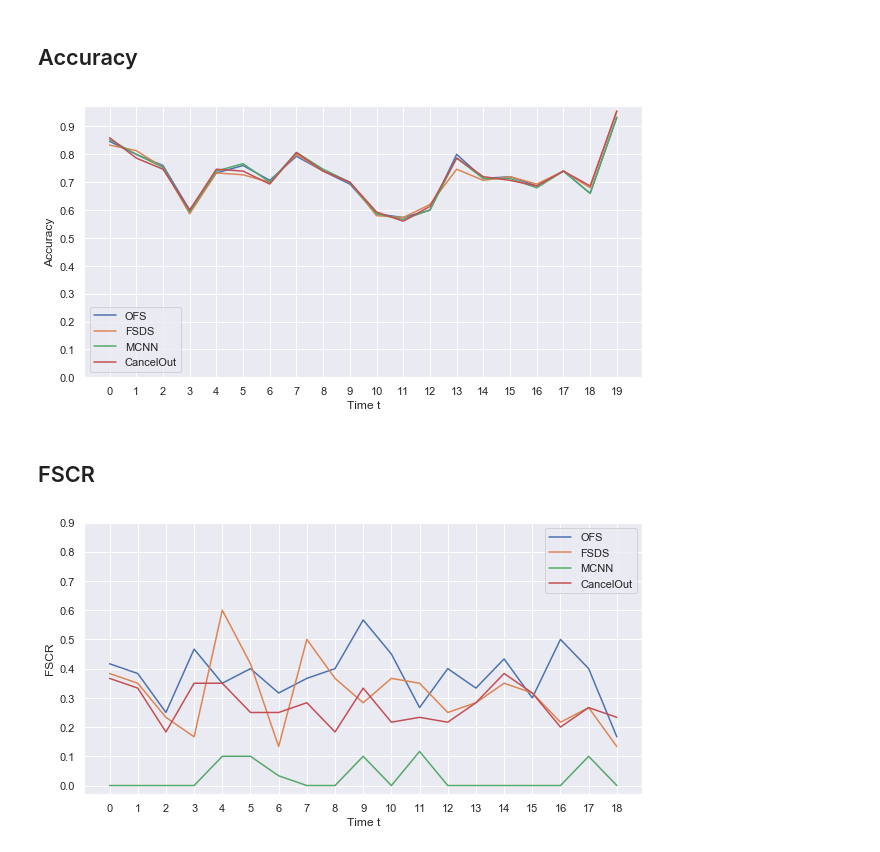
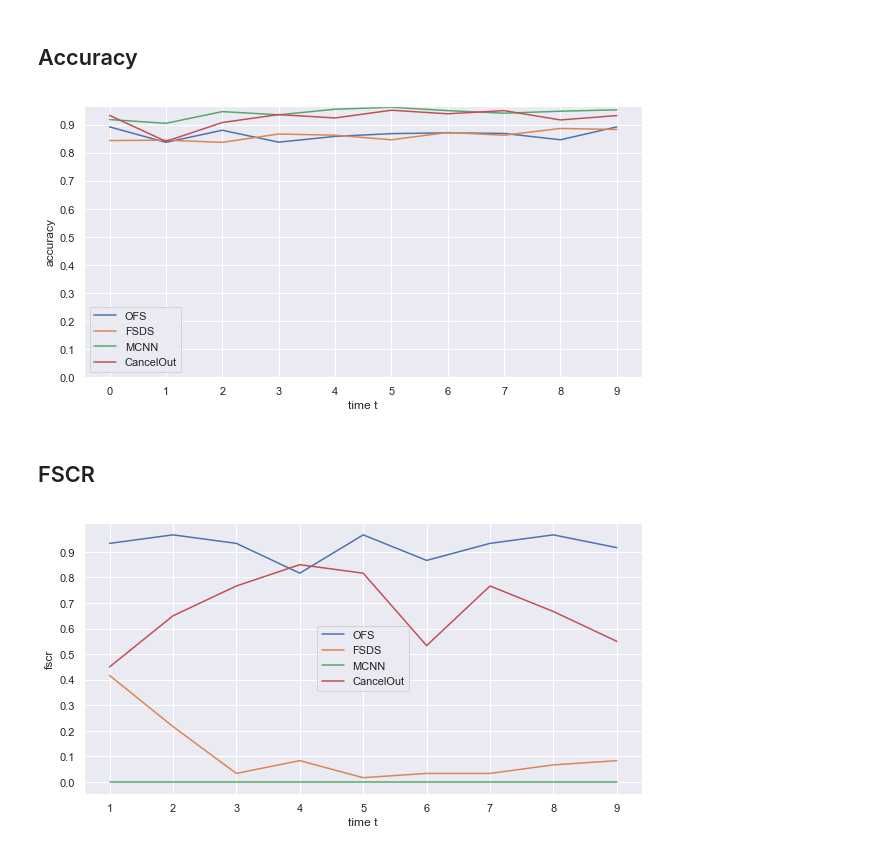
Before and after one commit to haugjo/pystreamfs, a Jupyter notebook: kdd_plots&tables.ipynb, the cells around one changed output. Drawn from its saved outputs; the diff is of its cells as text; code cells hidden in the pictures.

```diff
--- a/kdd_plots&tables.ipynb
+++ b/kdd_plots&tables.ipynb
@@ -253,22 +253,22 @@ for alg in results:
 # %%
 # Avg. Accuracy for Credit data with given batch size
 for alg in results:
-    plt.plot(avg_acc_measures[alg+';credit;'+batch_size], label=alg)
+    plt.plot(avg_acc_measures[alg+';har;'+batch_size[0]][:-1], label=alg)
 
 plt.yticks(np.arange(0, 1, 0.1))
-plt.xticks(np.arange(0, len(avg_acc_measures[alg+';credit;'+batch_size]), 1))
-plt.ylabel('Accuracy')
-plt.xlabel('Time t')
+plt.xticks(np.arange(0, len(avg_acc_measures[alg+';har;'+batch_size[0]])-1, 1))
+plt.ylabel('accuracy')
+plt.xlabel('time t')
 plt.legend(loc='best')
 
-plt.savefig('./experiment_results/figures/acc_credit_'+batch_size)
+plt.savefig('./experiment_results/figures/acc_har_'+batch_size[0])
 # %% [output]
-[figure, old version]
+[figure, new version]
 # %% [markdown]
 ## FSCR
 # %%
 avg_fscr_measures =dict()
-batch_size = '50B'
+batch_size = ['472B','96B','593B']
 
 for alg in results:
     avg_fscr_har = np.array([])
@@ -277,7 +277,7 @@ for alg in results:
 
 
     for key, val in results[alg].items():
-        if 'har' in key and batch_size in key:
+        if 'har' in key and batch_size[0] in key:
             fscr = np.array(val['fscr_measures'])
 
             if len(avg_fscr_har) == 0:
@@ -285,7 +285,7 @@ for alg in results:
             else:
                 avg_fscr_har += fscr
 
-        if 'credit' in key and batch_size in key:
+        if 'credit' in key and batch_size[1] in key:
             fscr = np.array(val['fscr_measures'])
 
             if len(avg_fscr_credit) == 0:
@@ -293,7 +293,7 @@ for alg in results:
             else:
                 avg_fscr_credit += fscr
 
-        if 'usenet' in key and batch_size in key:
+        if 'usenet' in key and batch_size[2] in key:
             acc = np.array(val['fscr_measures'])
 
             if len(avg_fscr_usenet) == 0:
@@ -301,20 +301,20 @@ for alg in results:
             else:
                 avg_fscr_usenet += fscr
 
-    avg_fscr_measures[alg+';har;'+batch_size] = avg_fscr_har / 3
-    avg_fscr_measures[alg+';credit;'+batch_size] = avg_fscr_credit / 3
-    avg_fscr_measures[alg+';usenet;'+batch_size] = avg_fscr_usenet / 3
+    avg_fscr_measures[alg+';har;'+batch_size[0]] = avg_fscr_har / 3
+    avg_fscr_measures[alg+';credit;'+batch_size[1]] = avg_fscr_credit / 3
+    avg_fscr_measures[alg+';usenet;'+batch_size[2]] = avg_fscr_usenet / 3
 # %%
 # Avg. Feature Selection Change Rate for Credit data with given batch size
 for alg in results:
-    plt.plot(avg_fscr_measures[alg+';credit;'+batch_size], label=alg)
+    plt.plot(avg_fscr_measures[alg+';har;'+batch_size[0]][:-1], label=alg)
 
 plt.yticks(np.arange(0, 1, 0.1))
-plt.xticks(np.arange(0, len(avg_fscr_measures[alg+';credit;'+batch_size]), 1))
-plt.ylabel('FSCR')
-plt.xlabel('Time t')
+plt.xticks(np.arange(0, len(avg_fscr_measures[alg+';har;'+batch_size[0]])-1, 1), np.arange(1, len(avg_fscr_measures[alg+';har;'+batch_size[0]]), 1))
+plt.ylabel('fscr')
+plt.xlabel('time t')
 plt.legend(loc='best')
 
-plt.savefig('./experiment_results/figures/fscr_credit_'+batch_size)
+plt.savefig('./experiment_results/figures/fscr_har_'+batch_size[0])
 # %% [output]
-[figure, old version]
+[figure, new version]
```
Also changed, not shown: parts of 7 cells of this notebook, 12 other files.
